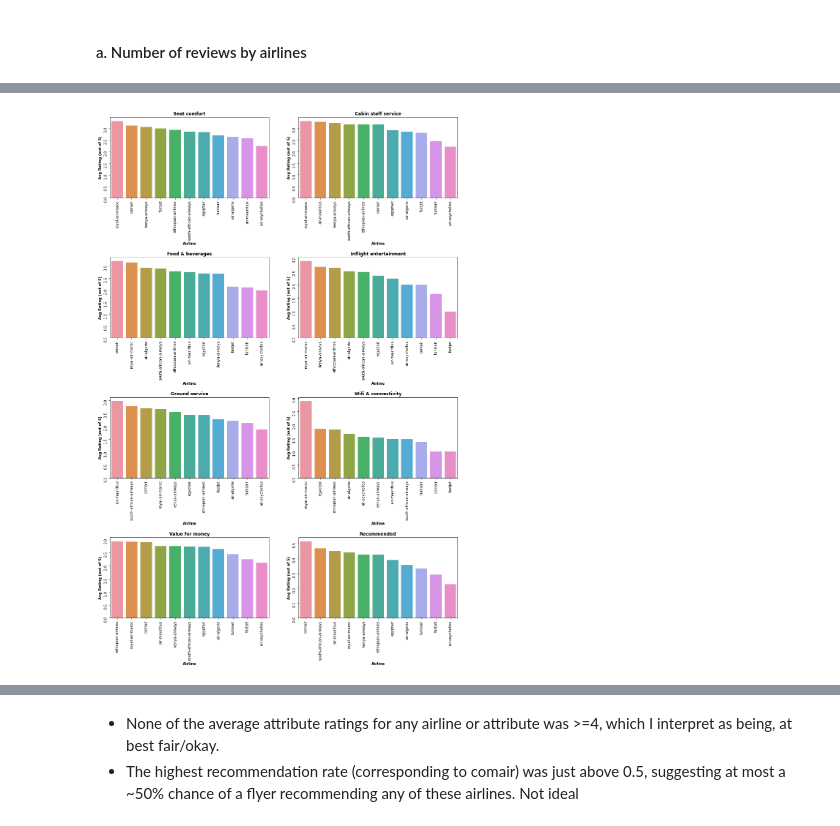
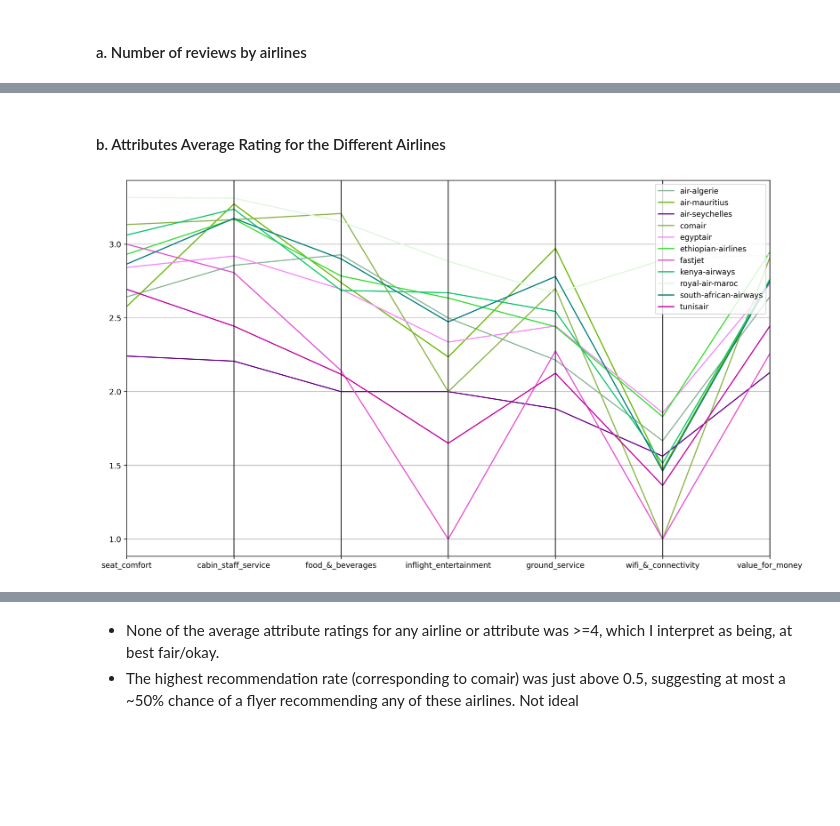
Before and after one commit to KoredeAkande/african-airlines-sentiment-analysis, a Jupyter notebook: notebooks/3.0-data-exploration.ipynb, the cells around one changed output, grey strips where cells are left out. Saved outputs shown, nothing was run; the diff lists cells and outputs as text; code cells hidden in the pictures; blank space fills up the shorter version.

```diff
--- a/notebooks/3.0-data-exploration.ipynb
+++ b/notebooks/3.0-data-exploration.ipynb
@@ -34,20 +34,9 @@ plt.show()
-# %%
-airline_avg_ratings = airlines_df.groupby('Subject')[airlines_df.columns[6:]].mean()
-
-fig, axes = plt.subplots(4, 2, figsize=(15, 10))
-fig.tight_layout(pad=5.0)
-for i in range(0,8):
-    ax_idx = [int(np.floor_divide(i,2)),int(np.mod(i,2))]
-    var = airline_avg_ratings.columns[i]
-    sns.barplot(ax = axes[tuple(ax_idx)],
-                data = airline_avg_ratings.reset_index().sort_values(var, ascending=False),
-                x ='Subject',
-                y = var)
-    axes[tuple(ax_idx)].set_title(var.replace('_',' ').capitalize(), fontweight= 'bold')
-    axes[tuple(ax_idx)].set_ylabel('Avg Rating (out of 5)', fontweight= 'semibold')
-    axes[tuple(ax_idx)].set_xlabel('Airline', fontweight= 'semibold')
-    axes[tuple(ax_idx)].tick_params(labelrotation=90)
-
-plt.subplots_adjust(top = 2.9, bottom = 1)
-# %% [output]
-[figure, removed]
+# %% [markdown]
+#### b. Attributes Average Rating for the Different Airlines
+# %%
+parallel_plot_df = airlines_df.groupby('Subject')[airlines_df.columns[6:-1]].mean().reset_index()
+plt.figure(figsize=(15, 9), dpi=300)
+parallel_coordinates(parallel_plot_df,'Subject')
+plt.show()
+# %% [output]
+[figure, added]
```
Also changed, not shown: parts of 5 cells of this notebook.
